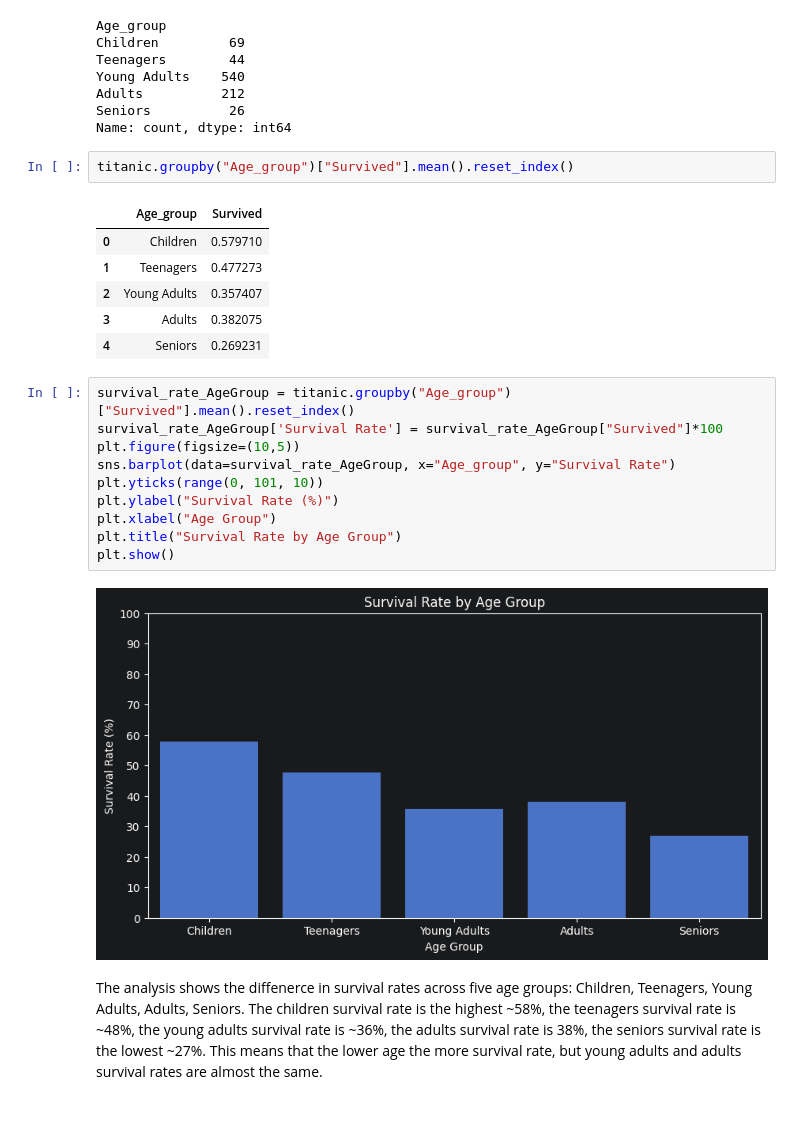
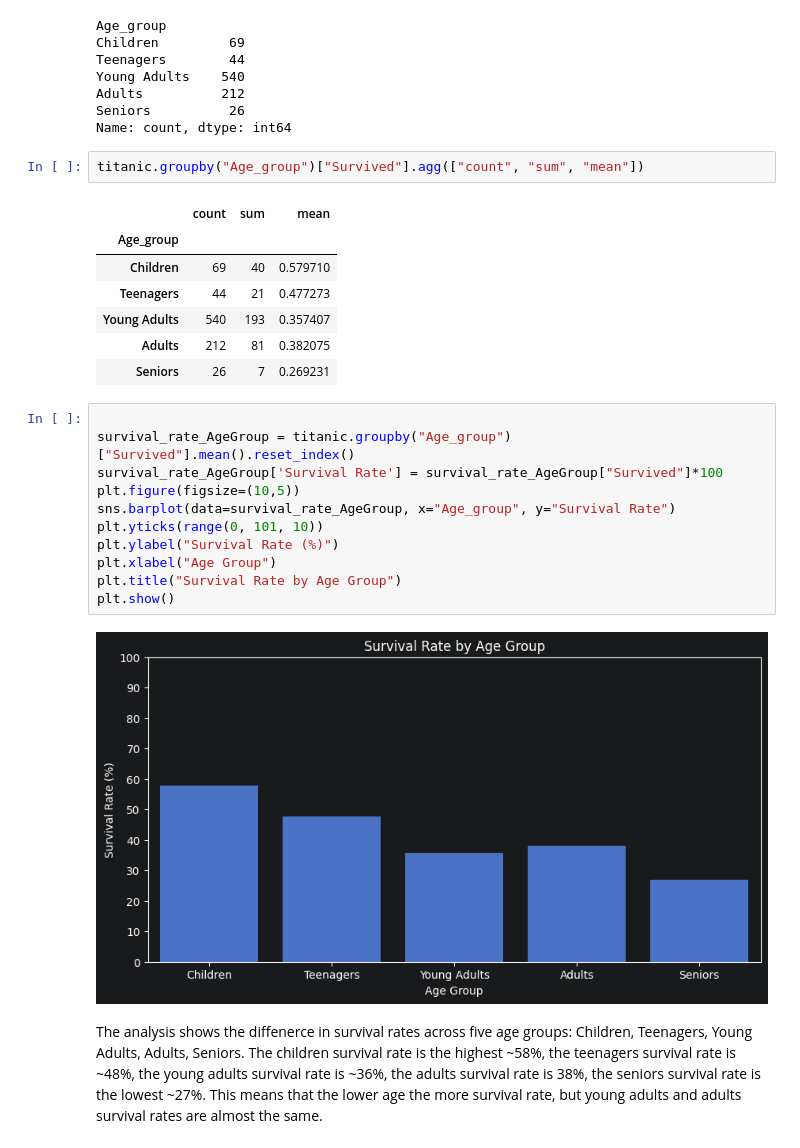
Before and after one commit to MuS0rKa/Analysis-Titanic-Dataset, a Jupyter notebook: Titanic_dataset_analysis/titanic.ipynb, the cells around one changed output. Saved outputs shown, nothing was run; the diff lists cells and outputs as text; blank space fills up the shorter version.

```diff
--- a/Titanic_dataset_analysis/titanic.ipynb
+++ b/Titanic_dataset_analysis/titanic.ipynb
@@ -296,15 +296,17 @@ Adults          212
 Seniors          26
 Name: count, dtype: int64
 # %%
-titanic.groupby("Age_group")["Survived"].mean().reset_index()
+titanic.groupby("Age_group")["Survived"].agg(["count", "sum", "mean"])
 # %% [output]
-|  | Age_group | Survived |
-| 0 | Children | 0.579710 |
-| 1 | Teenagers | 0.477273 |
-| 2 | Young Adults | 0.357407 |
-| 3 | Adults | 0.382075 |
-| 4 | Seniors | 0.269231 |
+|  | count | sum | mean |
+| Age_group |  |  |  |
+| Children | 69 | 40 | 0.579710 |
+| Teenagers | 44 | 21 | 0.477273 |
+| Young Adults | 540 | 193 | 0.357407 |
+| Adults | 212 | 81 | 0.382075 |
+| Seniors | 26 | 7 | 0.269231 |
 # %%
+
 survival_rate_AgeGroup = titanic.groupby("Age_group")["Survived"].mean().reset_index()
 survival_rate_AgeGroup['Survival Rate'] = survival_rate_AgeGroup["Survived"]*100
 plt.figure(figsize=(10,5))
```
Also changed, not shown: parts of 3 cells of this notebook.
